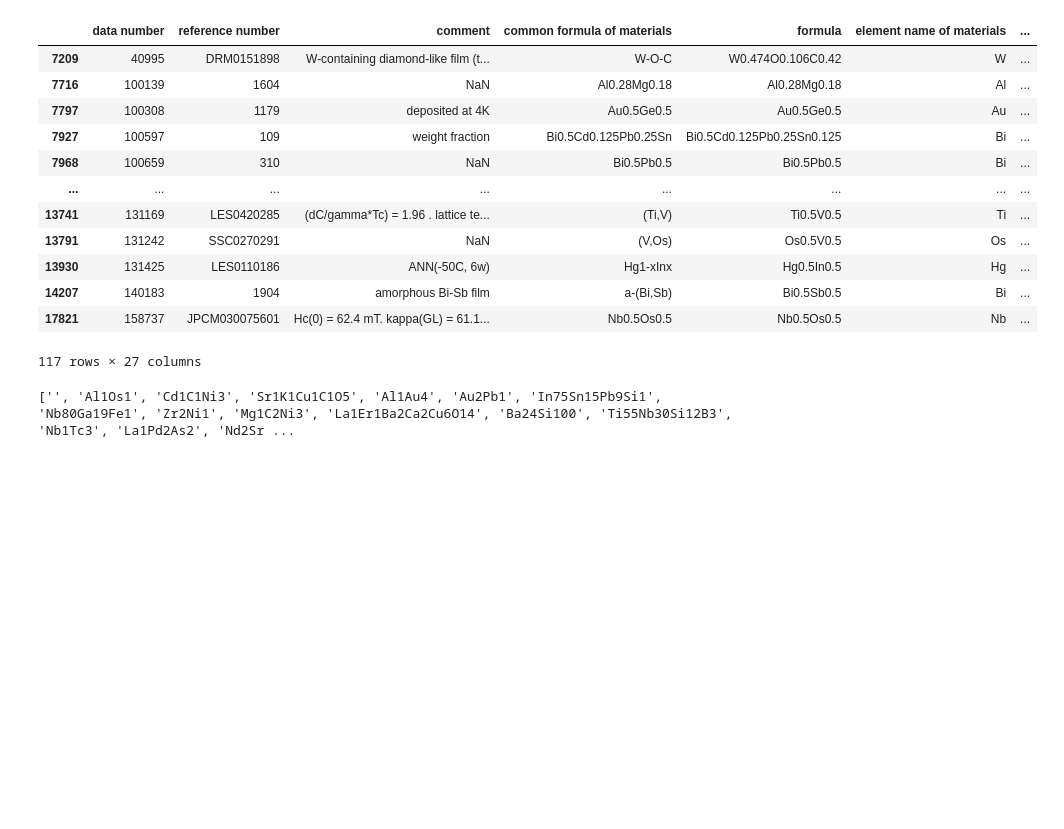
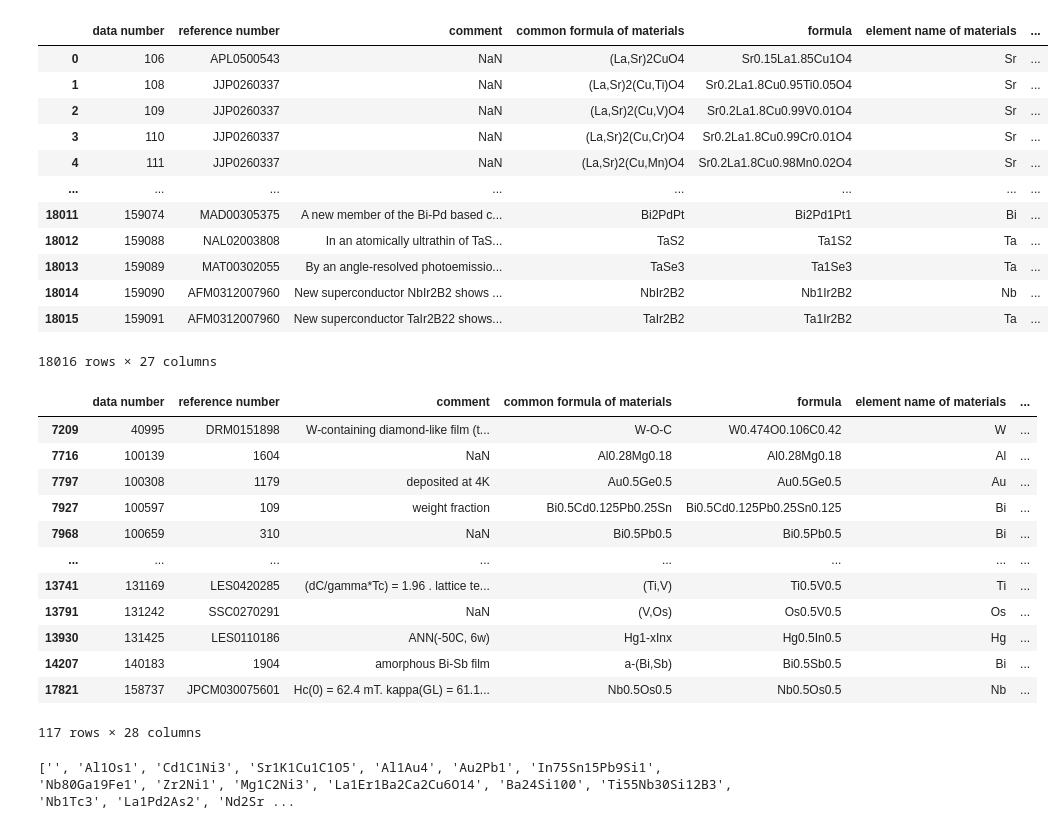
Before and after one commit to 2MeterScale/codespace_practice, a Jupyter notebook: codespace_test_module/extract_list_from_SCdata.ipynb, the cells around one changed output. Cells and saved outputs as stored; diff of their text form; code cells hidden in the pictures; blank space fills up the shorter version.

```diff
--- a/codespace_test_module/extract_list_from_SCdata.ipynb
+++ b/codespace_test_module/extract_list_from_SCdata.ipynb
@@ -6,8 +6,24 @@ import pandas as pd
 import pickle
 pd.set_option('display.max_columns', 500)
 
-X_data = pd.read_csv("/workspaces/codespace_practice/codespace_test_module/final_SC_X_data_ver2.csv")
-X_data = pd.concat([X_data.loc[:, :"composition of MA10"], X_data.loc[:, "value of oxygen"]], axis = "columns")
+SC_data = pd.read_csv("/workspaces/codespace_practice/codespace_test_module/final_SC_X_data_ver2.csv")
+X_data = pd.concat([SC_data.loc[:, :"composition of MA10"], SC_data.loc[:, "value of oxygen"], SC_data.loc[:, "Tc"]], axis = "columns")
+# %%
+display(X_data)
+# %% [output]
+|  | data number | reference number | comment | common formula of materials | formula | element name of materials | ... |
+| 0 | 106 | APL0500543 | NaN | (La,Sr)2CuO4 | Sr0.15La1.85Cu1O4 | Sr | ... |
+| 1 | 108 | JJP0260337 | NaN | (La,Sr)2(Cu,Ti)O4 | Sr0.2La1.8Cu0.95Ti0.05O4 | Sr | ... |
+| 2 | 109 | JJP0260337 | NaN | (La,Sr)2(Cu,V)O4 | Sr0.2La1.8Cu0.99V0.01O4 | Sr | ... |
+| 3 | 110 | JJP0260337 | NaN | (La,Sr)2(Cu,Cr)O4 | Sr0.2La1.8Cu0.99Cr0.01O4 | Sr | ... |
+| 4 | 111 | JJP0260337 | NaN | (La,Sr)2(Cu,Mn)O4 | Sr0.2La1.8Cu0.98Mn0.02O4 | Sr | ... |
+| ... | ... | ... | ... | ... | ... | ... | ... |
+| 18011 | 159074 | MAD00305375 | A new member of the Bi-Pd based c... | Bi2PdPt | Bi2Pd1Pt1 | Bi | ... |
+| 18012 | 159088 | NAL02003808 | In an atomically ultrathin of TaS... | TaS2 | Ta1S2 | Ta | ... |
+| 18013 | 159089 | MAT00302055 | By an angle-resolved photoemissio... | TaSe3 | Ta1Se3 | Ta | ... |
+| 18014 | 159090 | AFM0312007960 | New superconductor NbIr2B2 shows ... | NbIr2B2 | Nb1Ir2B2 | Nb | ... |
+| 18015 | 159091 | AFM0312007960 | New superconductor TaIr2B22 shows... | TaIr2B2 | Ta1Ir2B2 | Ta | ... |
+18016 rows × 27 columns
 # %%
 round_list = ["composition of MA1", "composition of MA2", "composition of MA3", "composition of MA4", "composition of MA5", "composition of MA6", "composition of MA7", "composition of MA8", "composition of MA9", "composition of MA10"]
 for col in round_list:
@@ -41,4 +57,4 @@ display(X_data.loc[X_data["new_formula"] == "", :])
 | 13930 | 131425 | LES0110186 | ANN(-50C, 6w) | Hg1-xInx | Hg0.5In0.5 | Hg | ... |
 | 14207 | 140183 | 1904 | amorphous Bi-Sb film | a-(Bi,Sb) | Bi0.5Sb0.5 | Bi | ... |
 | 17821 | 158737 | JPCM030075601 | Hc(0) = 62.4 mT. kappa(GL) = 61.1... | Nb0.5Os0.5 | Nb0.5Os0.5 | Nb | ... |
-117 rows × 27 columns
+117 rows × 28 columns
```
Also changed, not shown: parts of 1 cell of this notebook, 3 other files.
